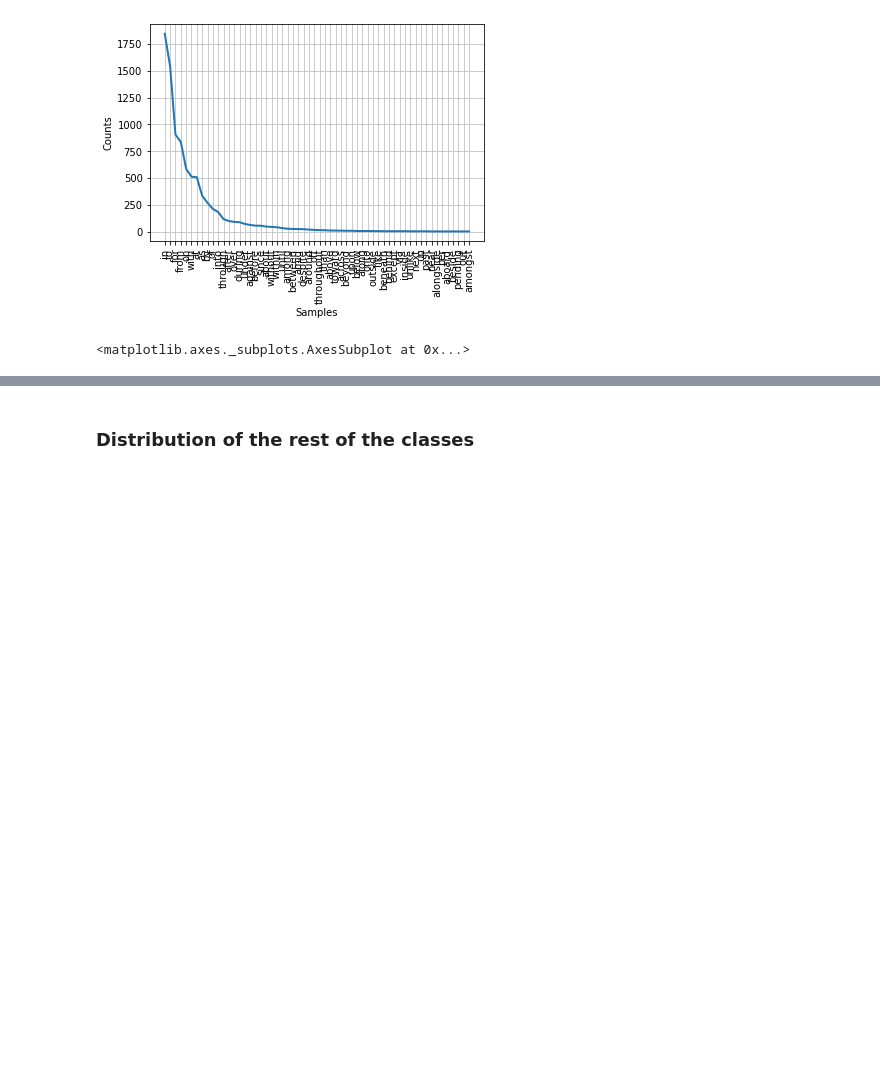
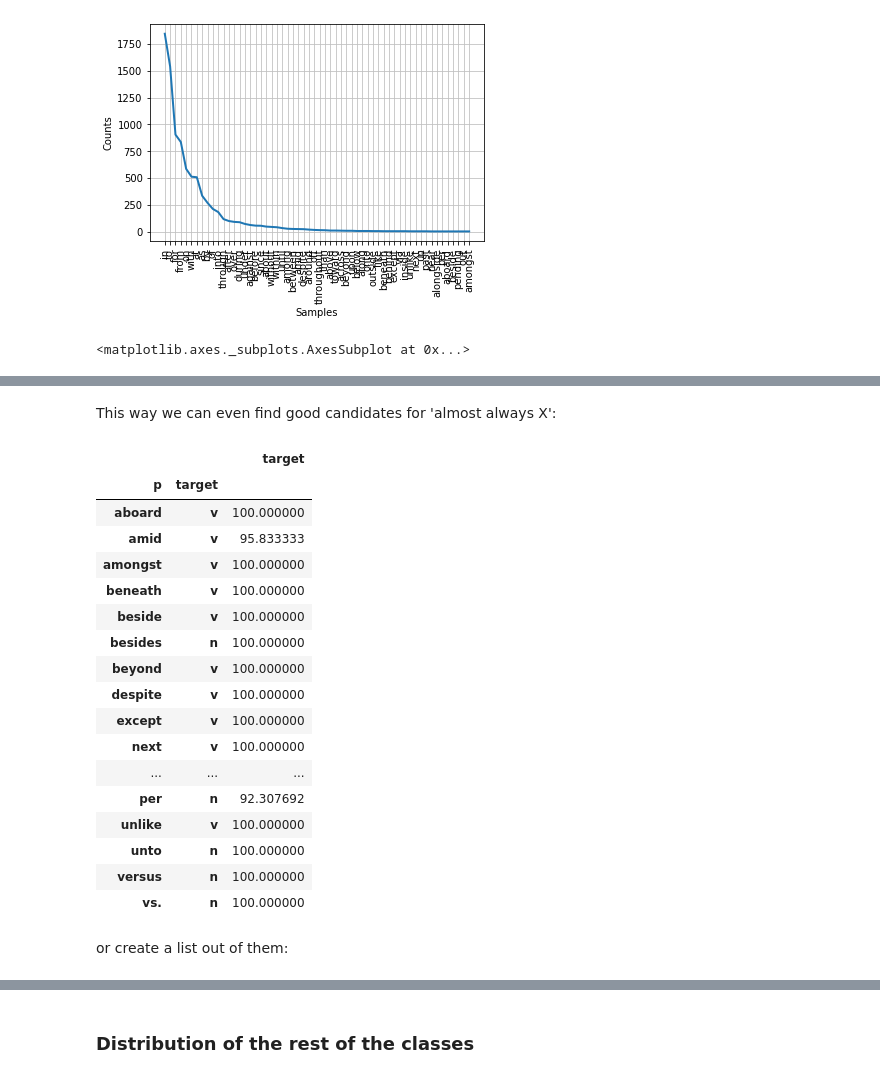
Before and after one commit to liadmagen/NLP-Course, a Jupyter notebook: exercises_notebooks_solutions/04_LM_PP_Attachment_classification__solution.ipynb, the cells around one changed output, grey strips where cells are left out. Cells and saved outputs as stored; diff of their text form; code cells hidden in the pictures; blank space fills up the shorter version.

```diff
--- a/exercises_notebooks_solutions/04_LM_PP_Attachment_classification__solution.ipynb
+++ b/exercises_notebooks_solutions/04_LM_PP_Attachment_classification__solution.ipynb
@@ -313,0 +316,2 @@ nltk.FreqDist(df[df['target']=='v']['p']).plot()
+# %%
+df_p_distribution = df.groupby(['p', 'target']).agg({'target': 'count'}); df_p_distribution
@@ -313,0 +333,2 @@ nltk.FreqDist(df[df['target']=='v']['p']).plot()
+# %%
+df_p_distribution_pct = df_p_distribution.groupby(level=0).apply(lambda x: x * 100. / x.sum()); df_p_distribution_pct
@@ -313,0 +350,25 @@ nltk.FreqDist(df[df['target']=='v']['p']).plot()
+# %% [markdown]
+This way we can even find good candidates for 'almost always X':
+# %%
+df_p_distribution_pct[df_p_distribution_pct['target'] > 90]
+# %% [output]
+|  |  | target |
+| p | target |  |
+| aboard | v | 100.000000 |
+| amid | v | 95.833333 |
+| amongst | v | 100.000000 |
+| beneath | v | 100.000000 |
+| beside | v | 100.000000 |
+| besides | n | 100.000000 |
+| beyond | v | 100.000000 |
+| despite | v | 100.000000 |
+| except | v | 100.000000 |
+| next | v | 100.000000 |
+| ... | ... | ... |
+| per | n | 92.307692 |
+| unlike | v | 100.000000 |
+| unto | n | 100.000000 |
+| versus | n | 100.000000 |
+| vs. | n | 100.000000 |
+# %% [markdown]
+or create a list out of them:
```
Also changed, not shown: parts of 13 cells of this notebook.
